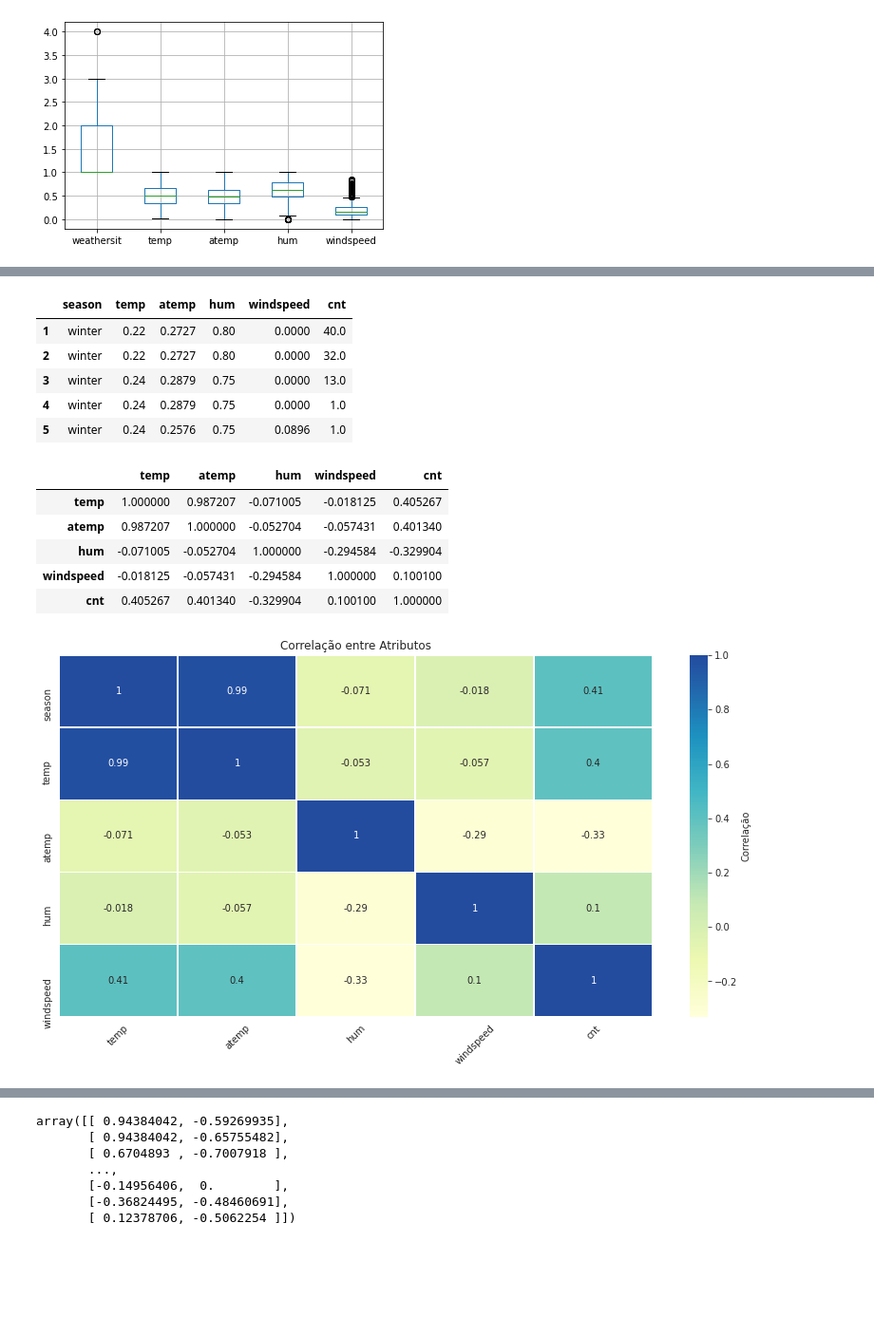
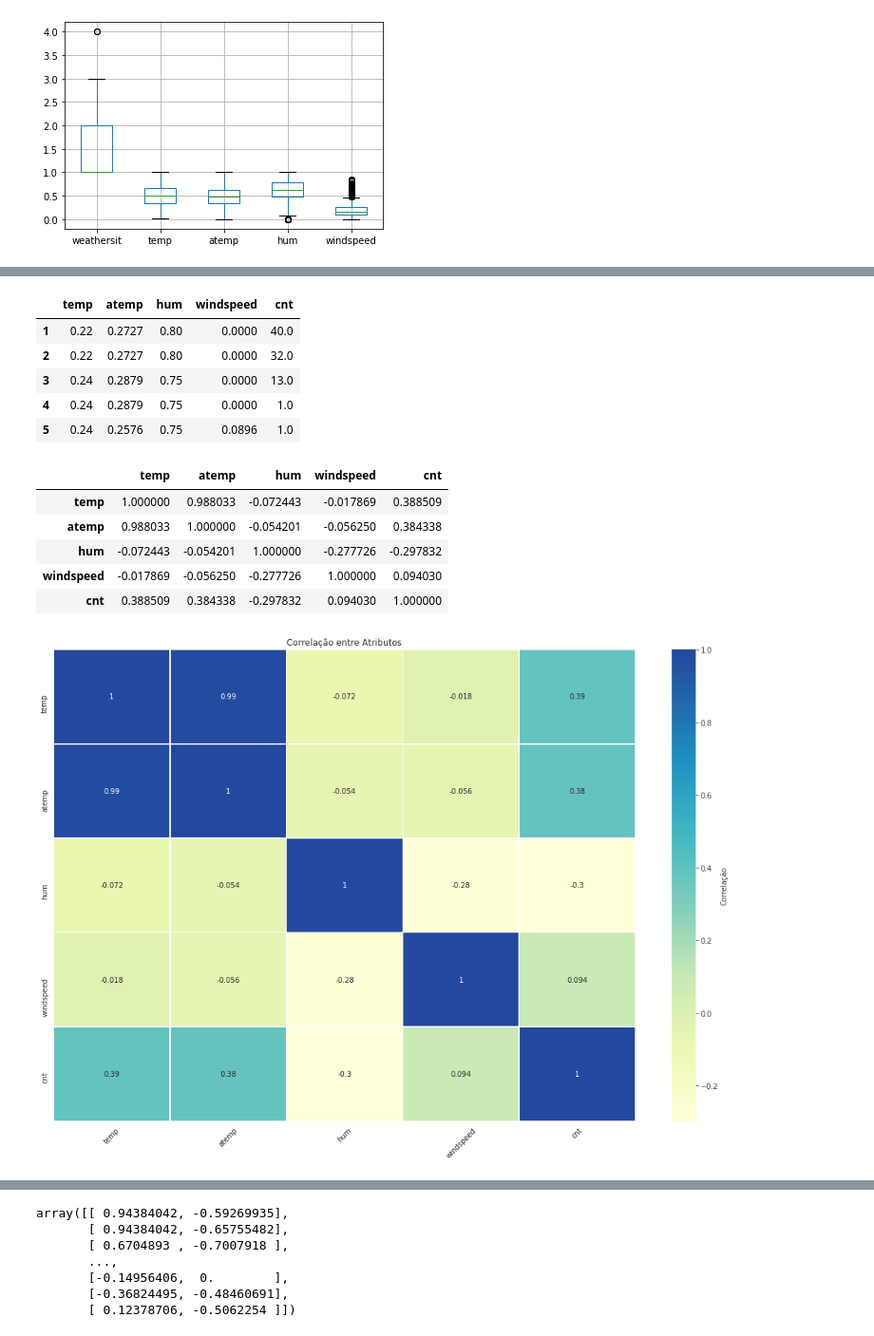
Before and after one commit to itimes-digital/Bootcamp-Analista-de-Machine-Learning-IGTI, a Jupyter notebook: desafio_modulo_01.ipynb, the cells around one changed output, grey strips where cells are left out. Shown at 95% size. Cells and saved outputs as stored; diff of their text form; code cells hidden in the pictures; blank space fills up the shorter version.

```diff
--- a/desafio_modulo_01.ipynb
+++ b/desafio_modulo_01.ipynb
@@ -81,0 +147,2 @@ base.dropna(subset = ["dteday"], inplace=True)
+# %%
+base["season"] = pd.Categorical(base["season"])
@@ -96,9 +213,9 @@ base[["season"]].boxplot()
 [figure]
 # %%
-base.loc[base.season == 1, 'season'] = 'winter'
-base.loc[base.season == 2, 'season'] = 'spring'
-base.loc[base.season == 3, 'season'] = 'summer'
-base.loc[base.season == 4, 'season'] = 'fall'
+#base.loc[base.season == 1, 'season'] = 'winter'
+#base.loc[base.season == 2, 'season'] = 'spring'
+#base.loc[base.season == 3, 'season'] = 'summer'
+#base.loc[base.season == 4, 'season'] = 'fall'
 # %%
 base.tail()
 # %% [output]
@@ -134,47 +251,47 @@ import matplotlib.pyplot as plt
 import seaborn as sns
 # %%
 sns.set_style("whitegrid")
-labels = ['season', 'temp', 'atemp', 'hum', 'windspeed', 'cnt']
+labels = ['temp', 'atemp', 'hum', 'windspeed', 'cnt']
 
 base_nova = base[labels].dropna()
 base_nova.columns = labels
 # %%
 base_nova.head()
 # %% [output]
-|  | season | temp | atemp | hum | windspeed | cnt |
-| 1 | winter | 0.22 | 0.2727 | 0.80 | 0.0000 | 40.0 |
-| 2 | winter | 0.22 | 0.2727 | 0.80 | 0.0000 | 32.0 |
-| 3 | winter | 0.24 | 0.2879 | 0.75 | 0.0000 | 13.0 |
-| 4 | winter | 0.24 | 0.2879 | 0.75 | 0.0000 | 1.0 |
-| 5 | winter | 0.24 | 0.2576 | 0.75 | 0.0896 | 1.0 |
+|  | temp | atemp | hum | windspeed | cnt |
+| 1 | 0.22 | 0.2727 | 0.80 | 0.0000 | 40.0 |
+| 2 | 0.22 | 0.2727 | 0.80 | 0.0000 | 32.0 |
+| 3 | 0.24 | 0.2879 | 0.75 | 0.0000 | 13.0 |
+| 4 | 0.24 | 0.2879 | 0.75 | 0.0000 | 1.0 |
+| 5 | 0.24 | 0.2576 | 0.75 | 0.0896 | 1.0 |
 # %%
 corr = base_nova.corr()
 corr
 # %% [output]
 |  | temp | atemp | hum | windspeed | cnt |
-| temp | 1.000000 | 0.987207 | -0.071005 | -0.018125 | 0.405267 |
-| atemp | 0.987207 | 1.000000 | -0.052704 | -0.057431 | 0.401340 |
-| hum | -0.071005 | -0.052704 | 1.000000 | -0.294584 | -0.329904 |
-| windspeed | -0.018125 | -0.057431 | -0.294584 | 1.000000 | 0.100100 |
-| cnt | 0.405267 | 0.401340 | -0.329904 | 0.100100 | 1.000000 |
+| temp | 1.000000 | 0.988033 | -0.072443 | -0.017869 | 0.388509 |
+| atemp | 0.988033 | 1.000000 | -0.054201 | -0.056250 | 0.384338 |
+| hum | -0.072443 | -0.054201 | 1.000000 | -0.277726 | -0.297832 |
+| windspeed | -0.017869 | -0.056250 | -0.277726 | 1.000000 | 0.094030 |
+| cnt | 0.388509 | 0.384338 | -0.297832 | 0.094030 | 1.000000 |
 # %%
-f, ax = plt.subplots(figsize=(14, 7))
+f, ax = plt.subplots(figsize=(18, 12))
 plt.title("Correlação entre Atributos")
 heat_map = sns.heatmap(corr,
             annot=True,
             linewidths=.5,
             cmap="YlGnBu",
             center=0.5,
             ax=ax,
             cbar_kws={'label': 'Correlação'})
 
 heat_map.set_yticklabels(labels)
 heat_map.set_xticklabels(heat_map.get_xticklabels(),
                          rotation=45,
                          horizontalalignment='center')
 plt.show()
 # %% [output]
-[figure, old version]
+[figure, new version]
 # %%
 base[["hum"]] = base[["hum"]].fillna(base[["hum"]].mean(), inplace=False)
 base[["cnt"]] = base[["cnt"]].fillna(base[["cnt"]].mean(), inplace=False)
```
Also changed, not shown: parts of 23 cells of this notebook.
